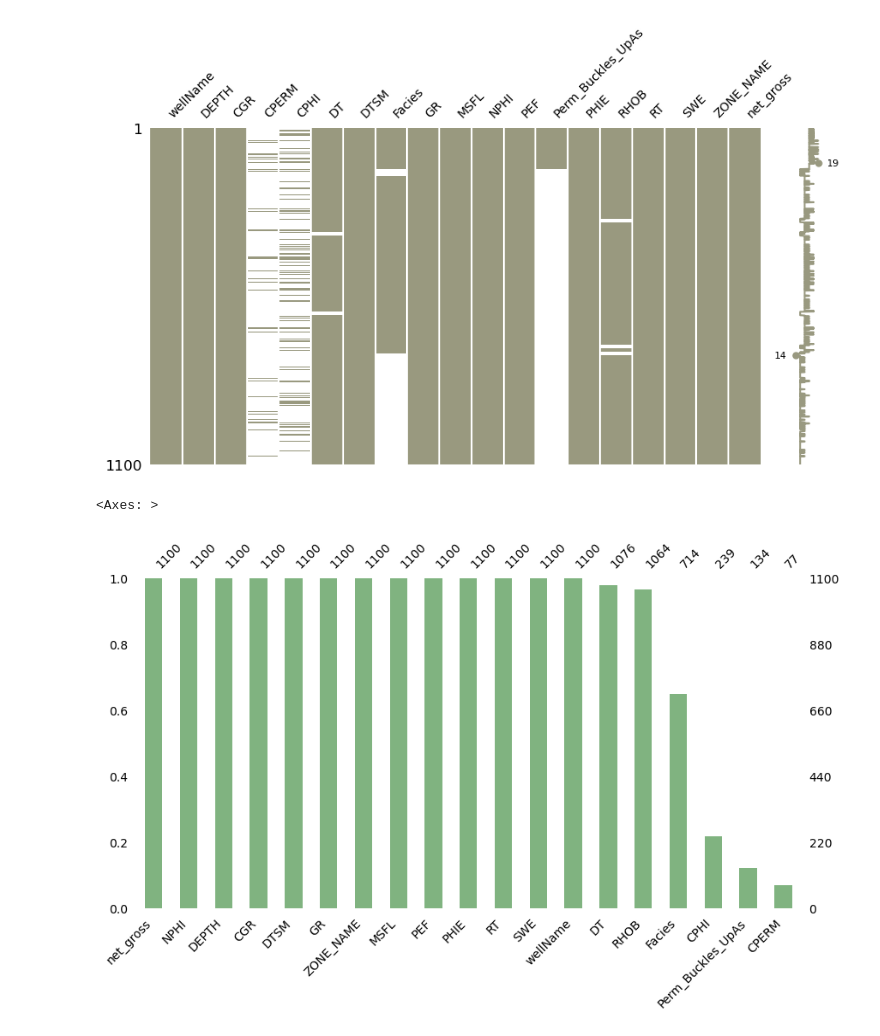
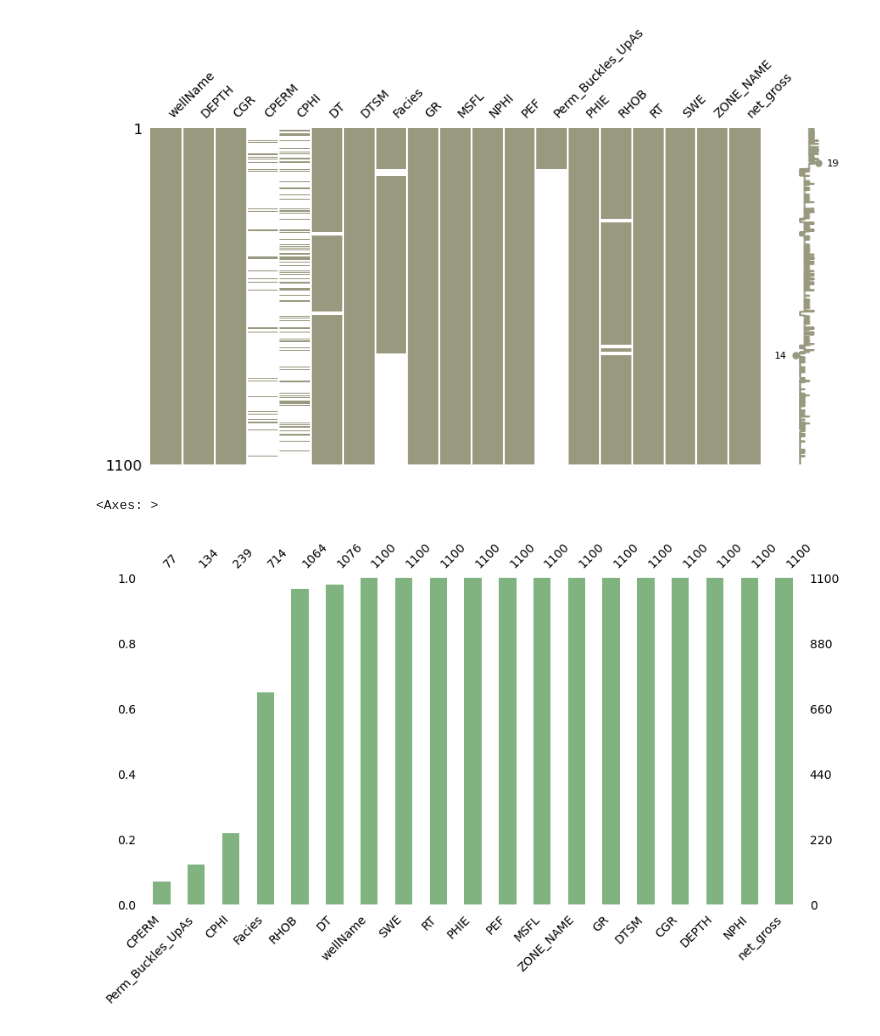
Before and after one commit to edisonc57/ML_Oil-and-gas, a Jupyter notebook: Oil and Gas data.ipynb, the cells around one changed output. Saved outputs shown, nothing was run; the diff lists cells and outputs as text; code cells hidden in the pictures.

```diff
--- a/Oil and Gas data.ipynb
+++ b/Oil and Gas data.ipynb
@@ -293,7 +293,7 @@ msno.matrix(df,figsize=(10,5), fontsize = 10, color= (0.6, 0.6, 0.5))
 <Axes: >
 [figure]
 # %%
-msno.bar(df,figsize= (10,5), fontsize= 10, color = (0.5,0.7,0.5),  sort= 'descending')
+msno.bar(df,figsize= (10,5), fontsize= 10, color = (0.5,0.7,0.5),  sort= 'ascending')
 # %% [output]
 <Axes: >
-[figure, old version]
+[figure, new version]
```
Also changed, not shown: parts of 1 cell of this notebook.
